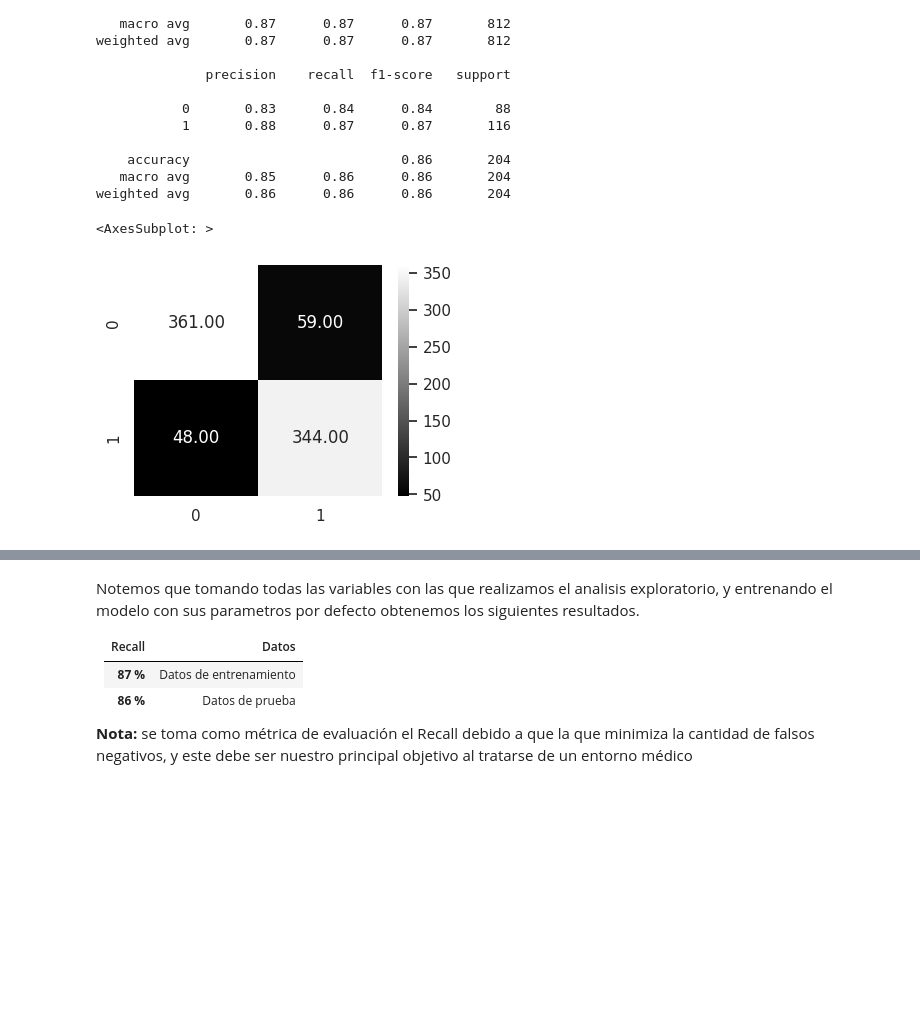
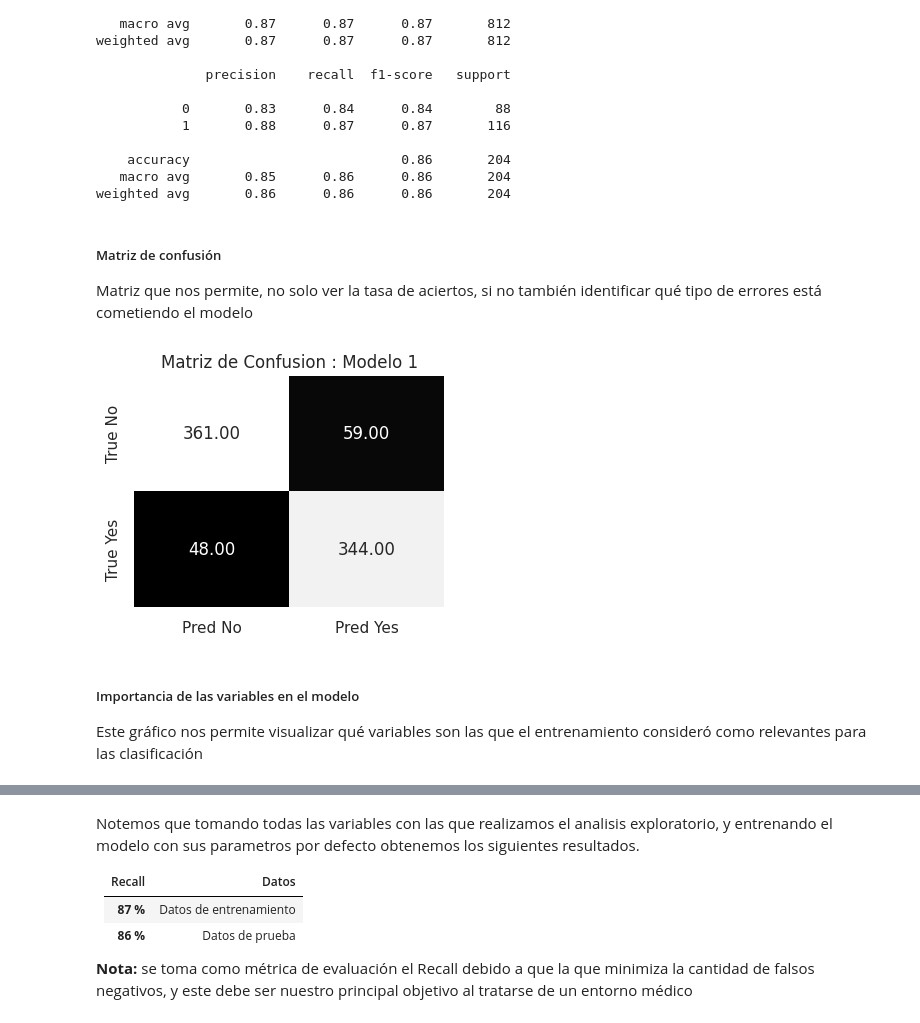
Before and after one commit to jmejiaes/heart_attack_classification, a Jupyter notebook: notebooks/clasification_model.ipynb, the cells around one changed output, grey strips where cells are left out. Cells and saved outputs as stored; diff of their text form; code cells hidden in the pictures; blank space fills up the shorter version.

Commit message:
Explicacion del desarrollo de los modelos

```diff
--- a/notebooks/clasification_model.ipynb
+++ b/notebooks/clasification_model.ipynb
@@ -452,13 +452,20 @@ weighted avg       0.87      0.87      0.87       812
     accuracy                           0.86       204
    macro avg       0.85      0.86      0.86       204
 weighted avg       0.86      0.86      0.86       204
+# %% [markdown]
+##### Matriz de confusión
+Matriz que nos permite, no solo ver la tasa de aciertos, si no también identificar qué tipo de errores está cometiendo el modelo
 # %%
 plt.figure(figsize=(4,3))
 cm = confusion_matrix(yTrainSmote, y_train_pred_model1)
-sns.heatmap(cm, annot=True, fmt='.2f', cmap='gray')
+plt.title('Matriz de Confusion : Modelo 1')
+sns.heatmap(cm, annot=True, fmt='.2f', cmap='gray',  cbar=0, xticklabels=['Pred No', 'Pred Yes'], yticklabels=['True No', 'True Yes'])
+plt.show();
 # %% [output]
-<AxesSubplot: >
-[figure, old version]
+[figure, new version]
+# %% [markdown]
+##### Importancia de las variables en el modelo
+Este gráfico nos permite visualizar qué variables son las que el entrenamiento consideró como relevantes para las clasificación
 # %%
 # Extraer los coeficientes del modelo
 coef = basic_lr.coef_[0]
```
Also changed, not shown: parts of 24 cells of this notebook.
